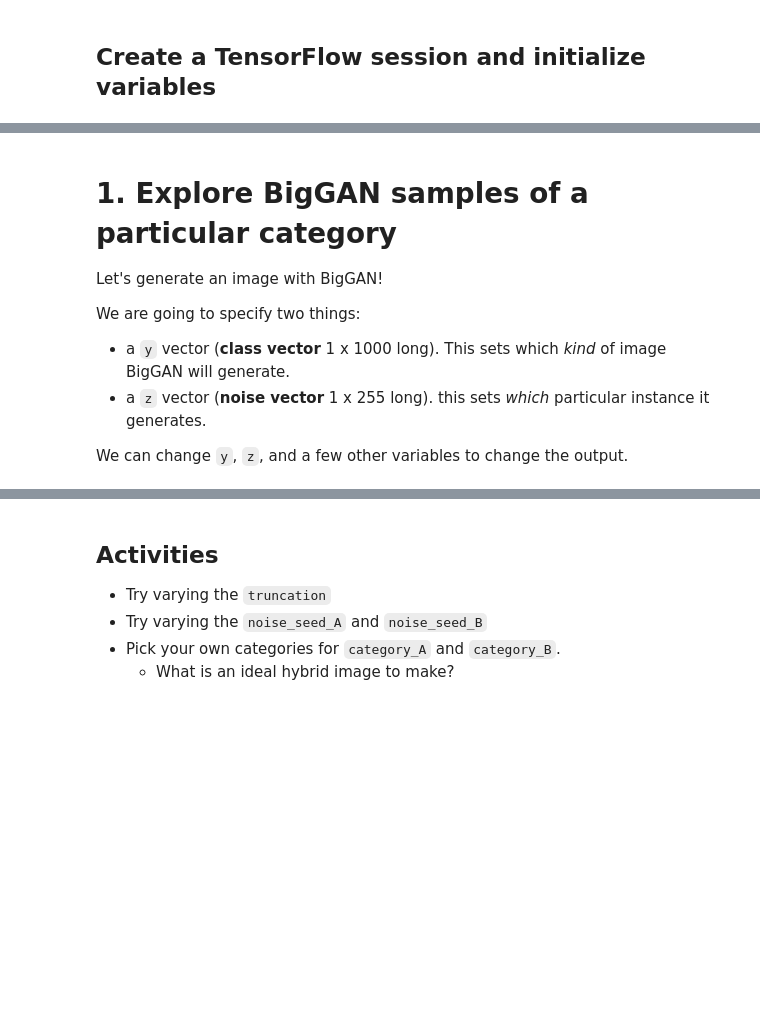
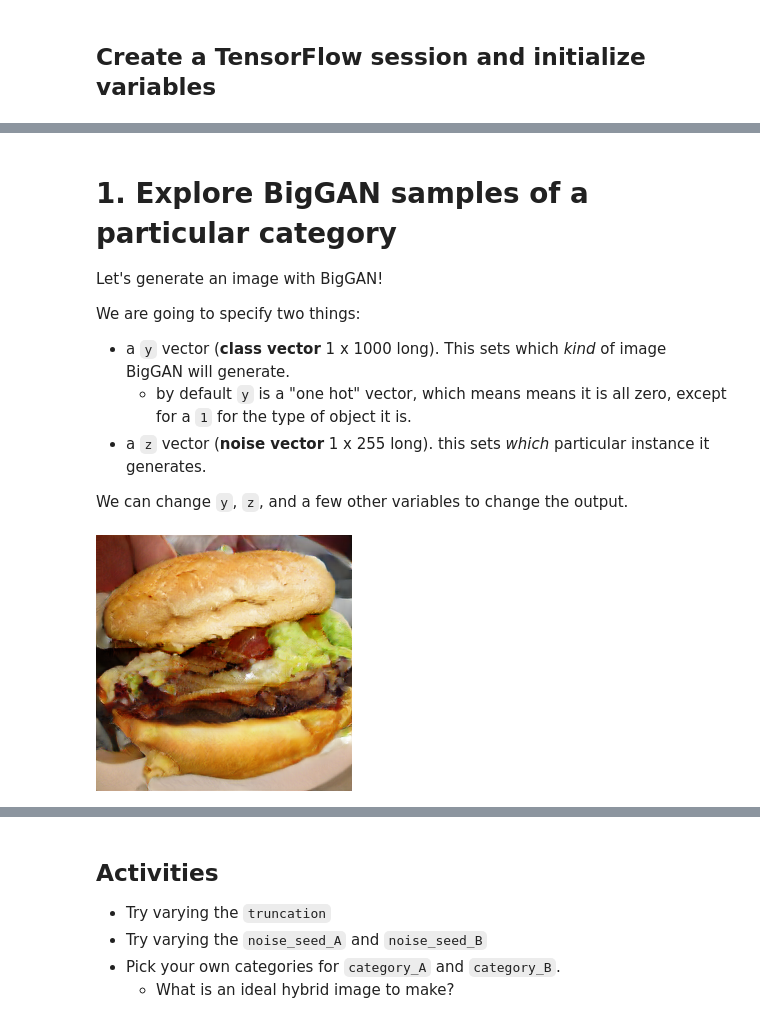
Before and after one commit to roberttwomey/unl-ml-art-bootcamp, a Jupyter notebook: 1_BigGAN_Hands_On.ipynb, the cells around one changed output, grey strips where cells are left out. Saved outputs shown, nothing was run; the diff lists cells and outputs as text; code cells hidden in the pictures; blank space fills up the shorter version.

```diff
--- a/1_BigGAN_Hands_On.ipynb
+++ b/1_BigGAN_Hands_On.ipynb
@@ -180,6 +221,7 @@ Let's generate an image with BigGAN!
 
 We are going to specify two things:
 - a `y` vector (__class vector__ 1 x 1000 long). This sets which _kind_ of image BigGAN will generate.
+  - by default `y` is a "one hot" vector, which means means it is all zero, except for a `1` for the type of object it is.
 - a `z` vector (__noise vector__ 1 x 255 long). this sets _which_ particular instance it generates.
 
 We can change `y`, `z`, and a few other variables to change the output.
@@ -187,6 +229,6 @@ We can change `y`, `z`, and a few other variables to change the output.
 # set parameters
 num_samples = 1 #10  # between 1 and 20
 truncation = 0.4  # between 0.02 and 1
-noise_seed = 0  # between 0 and 100, or anything really
+noise_seed = 4  # between 0 and 100, or anything really
 
 # set category
@@ -194,8 +236,10 @@ category = 933 # cheeseburger # complete list: ["0) tench, Tinca tinca", "1) gol
 
 # noise vector (z) and class vector (y)
 z = truncated_z_sample(num_samples, truncation, noise_seed)
-y = category
+y = one_hot([category])#category
 
 # generate samples
 ims = sample(sess, z, y, truncation=truncation)
 imshow(imgrid(ims, cols=min(num_samples, 5)))
+# %% [output]
+[figure, added]
```
Also changed, not shown: parts of 17 cells of this notebook.
